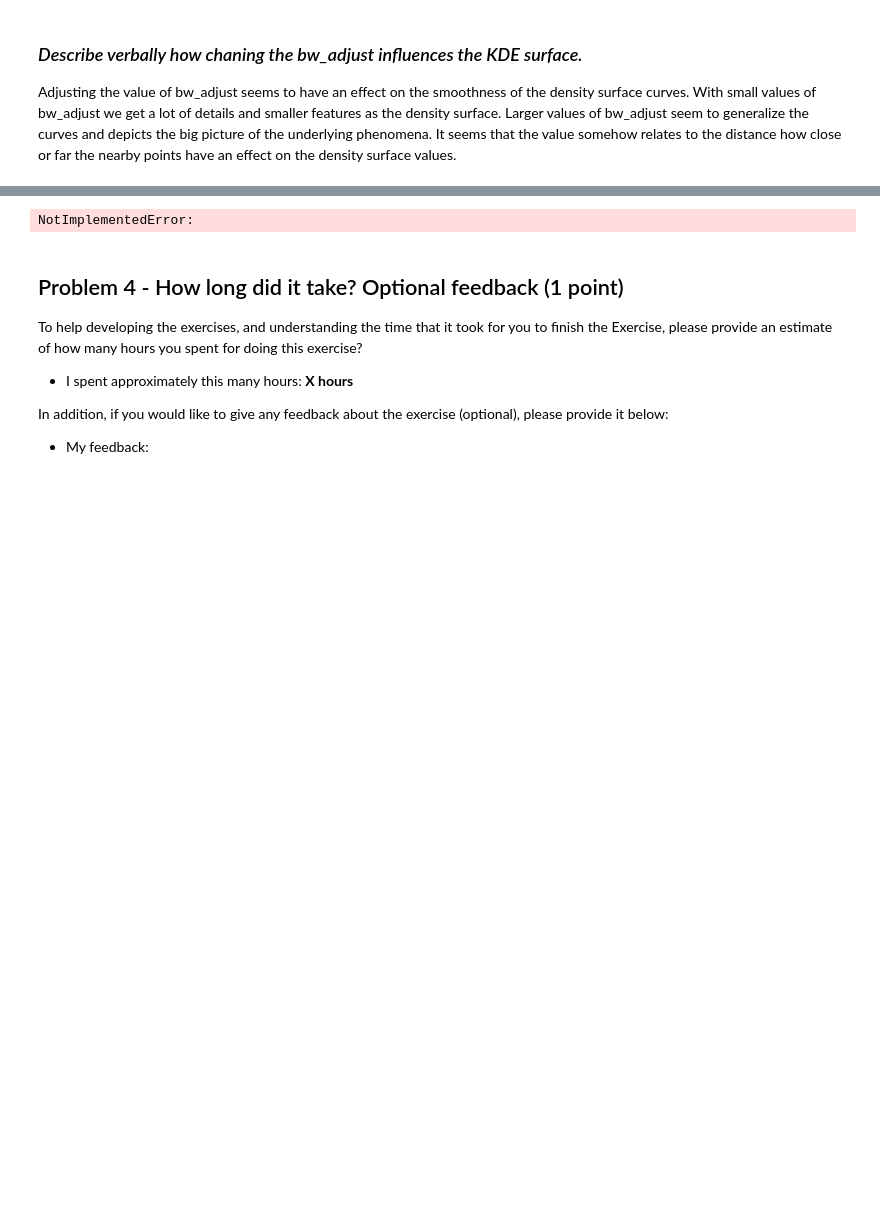
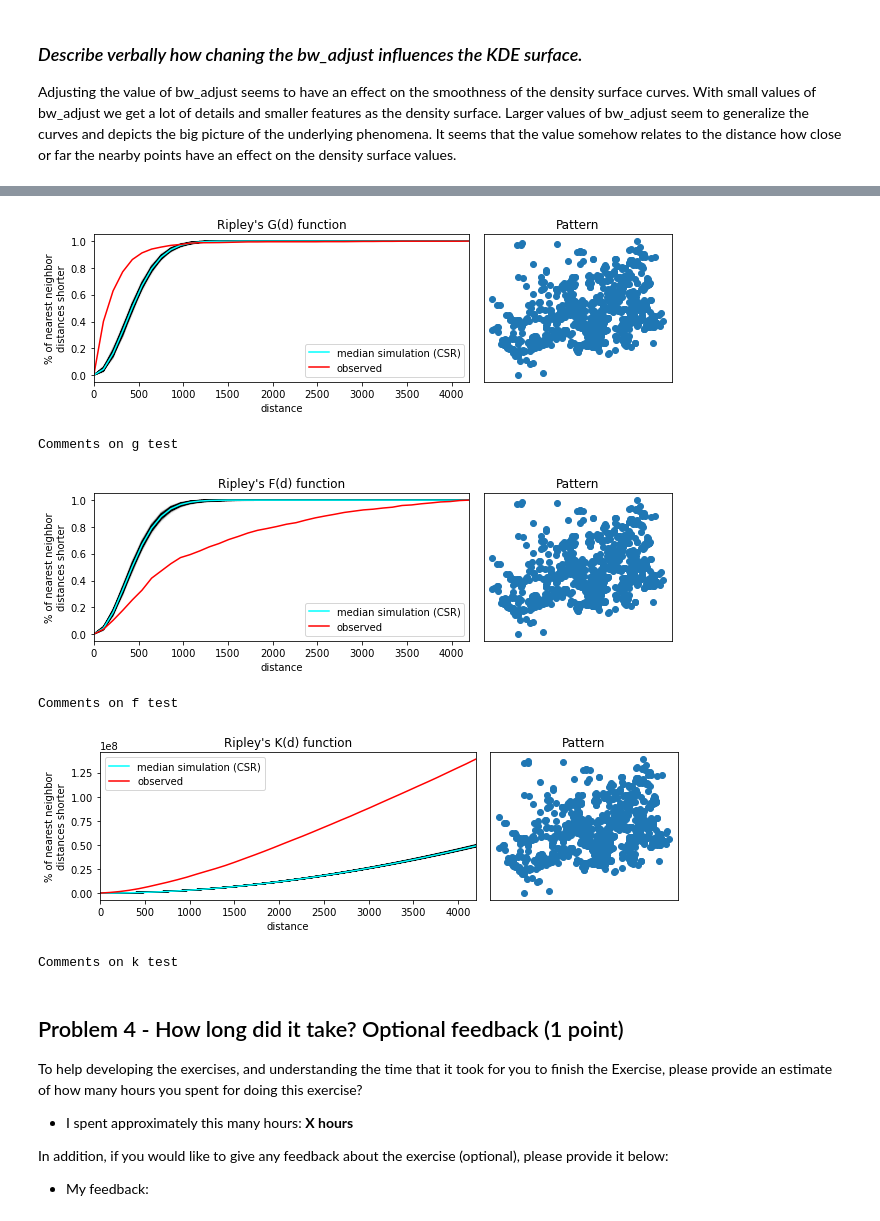
Before and after one commit to Spatial-Analytics-2021/exercise-1-laripernu, a Jupyter notebook: Exercise-1-programming.ipynb, the cells around one changed output, grey strips where cells are left out. Cells and saved outputs as stored; diff of their text form; code cells hidden in the pictures; blank space fills up the shorter version.

Commit message:
add ripleys tests and plots in problem 3

```diff
--- a/Exercise-1-programming.ipynb
+++ b/Exercise-1-programming.ipynb
@@ -215,35 +215,92 @@ def plot_Ripleys_test(test,
 
     # Clean labels and axes
     ax[0].set_xlabel(xlabel)
     ax[0].set_ylabel(ylabel)
     ax[0].legend()
 
     # If xlim is provided modify accordingly
     if xlim is not None:
         ax[0].set_xlim(0, xlim)
     else:
         ax[0].set_xlim(0, round(test.support.max(), 0))
 
     # Set title for the plot
     ax[0].set_title(title)
 
     # Plot the point pattern
     ax[1].scatter(*coordinates.T)
 
     # Clean up labels and axes from the point pattern
     ax[1].set_xticks([])
     ax[1].set_yticks([])
     ax[1].set_xticklabels([])
     ax[1].set_yticklabels([])
     ax[1].set_title('Pattern')
     f.tight_layout()
     plt.show()
 
 
 # YOUR CODE HERE
-raise NotImplementedError()
+
+from pointpats import distance_statistics
+
+#TODO Extract x and y coordinates into a variable called coordinates from the GeoDataFrame into a numpy array. You can get the coordinate columns as arrays
+#by placing their column names as a list inside the square brackets and calling .values which will return the columns as numpy arrays
+#(data[[<list-of-column-names-here>]].values). The first five items in the result should look like following (1 point):
+
+# Change datatypes of the coordinates to floats
+projected_gdf['x_coord'] = projected_gdf['x_coord'].astype(float)
+projected_gdf['y_coord'] = projected_gdf['y_coord'].astype(float)
+
+#Extract x and y coordinates into a variable called coordinates from the GeoDataFrame into a numpy array.
+coordinates = projected_gdf[['x_coord', 'y_coord']].values
+
+#TODO Conduct Ripley's  𝐺  test based on the previous coordinates by using the g_test() function from pointpats library. As parameters, specify support=40
+#which will create 40 "sample points" at different distances, and specify that we want to keep the simulation results (for CSR) by adding keep_simulations=True,
+#and specify that the number of simulations is 1000 using n_simulations -parameter. Store the result of the test into a variable called G (1 point).
+
+G = distance_statistics.g_test(coordinates, support=40, keep_simulations=True, n_simulations=1000)
+
+#TODO Visualize the result from Ripley's  𝐺  test by passing the variable G into the function plot_Ripleys_test() that we have provided for you below.
+#Give your plot a descriptive title. The end result should look something like below (1 point):
+
+plot_Ripleys_test(G, coordinates, title="Ripley's G(d) function")
+
+#TODO How would you interpret the result from  𝐺  test? Describe the resulting graph and explain whether the point pattern seem to be clustered or not.
+#Provide explanation why you end up in your conclusions. (1 point)
+
+print("Comments on g test")
+
+#TODO In a similar manner as in steps 2 and 3, conduct Ripley's  𝐹  test based on the coordinates by using the f_test() function from pointpats library.
+#Use the same parameters as in step 2. Store the result of the test into a variable called F and visualize the result using plot_Ripleys_test(). (1 point).
+#The result should look something like below:
+
+F = distance_statistics.f_test(coordinates, support=40, keep_simulations=True, n_simulations=1000)
+plot_Ripleys_test(F, coordinates, title="Ripley's F(d) function")
+
+#TODO How would you interpret the result from  𝐹  test? Describe the resulting graph and explain whether the point pattern seem to be clustered or not.
+#Provide explanation why you end up in your conclusions. (1 point)
+
+print("Comments on f test")
+
+#TODO In a similar manner as in steps 2 and 3, conduct Ripley's  𝐾  test based on the coordinates by using the k_test() function from pointpats library.
+#Use the same parameters as in step 2. Store the result of the test into a variable called K and visualize the result using plot_Ripleys_test(). (1 point).
+#The result should look something like below:
+
+K = distance_statistics.k_test(coordinates, support=40, keep_simulations=True, n_simulations=1000)
+plot_Ripleys_test(K, coordinates, title="Ripley's K(d) function")
+
+#TODO How would you interpret the result from  𝐾  test? Describe the resulting graph and explain whether the point pattern seem to be clustered or not.
+#Provide explanation why you end up in your conclusions. (1 point)
+
+print("Comments on k test")
 # %% [output]
+[figure, added]
-NotImplementedError:
+Comments on g test
+[figure, added]
+Comments on f test
+[figure, added]
+Comments on k test
 # %% [markdown]
 ## Problem 4 - How long did it take? Optional feedback (1 point)
 
```
Also changed, not shown: parts of 1 cell of this notebook.
